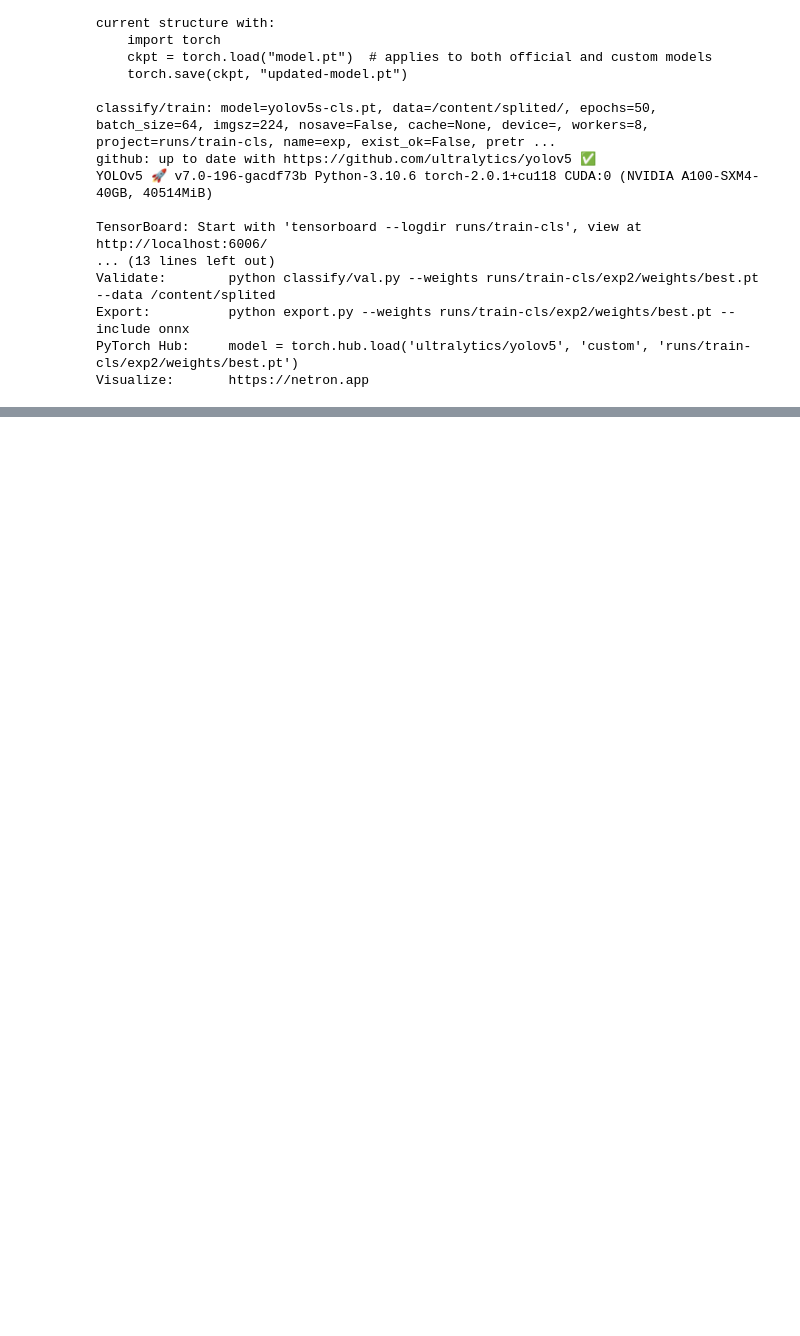
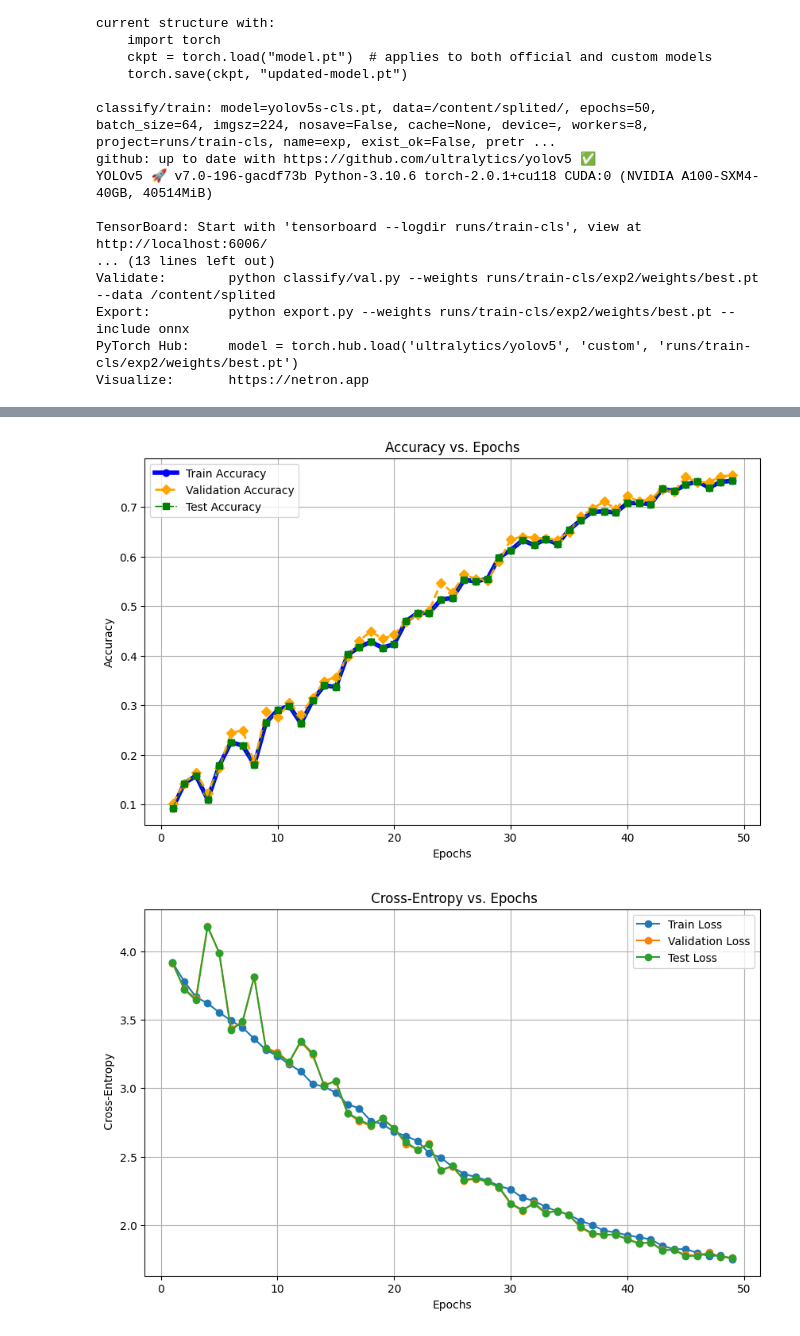
Before and after one commit to hillahalevi/Ex3--ANN-CNN, a Jupyter notebook: Ex3.ipynb, the cells around one changed output, grey strips where cells are left out. Saved outputs shown, nothing was run; the diff lists cells and outputs as text; code cells hidden in the pictures; blank space fills up the shorter version.

```diff
--- a/Ex3.ipynb
+++ b/Ex3.ipynb
@@ -1133,0 +1074,5 @@ Results saved to runs/val-cls/exp12
+# %%
+import pandas as pd
+colnames = ['epoch', 'train_loss', 'v_loss','train_top1_accuracy','train_top5_accuracy','val_top1_accuracy','val_top5_accuracy','test_loss','test_top1_accuracy','test_top5_accuracy','lr/0']
+res = pd.read_csv('/content/results (3).csv', names=colnames,header=1)
+res.columns
@@ -1133,0 +1093,7 @@ Results saved to runs/val-cls/exp12
+# %%
+train_accuracy_list = res['train_top1_accuracy'].tolist()
+train_loss_list = res['train_loss'].tolist()
+val_accuracy_list = res['val_top1_accuracy'].tolist()
+val_loss_list = res['v_loss'].tolist()
+test_accuracy_list = res['test_top1_accuracy'].tolist()
+test_loss_list = res['test_loss'].tolist()
@@ -1133,0 +1108,29 @@ Results saved to runs/val-cls/exp12
+# %%
+epochs = len(train_accuracy_list)
+epochs = range(1, epochs + 1)
+# Plotting the accuracy as a function of epochs
+plt.figure(figsize=(10, 6))
+plt.plot(epochs, train_accuracy_list, label='Train Accuracy', marker='o', linestyle='-', color='blue', linewidth=4)
+plt.plot(epochs, val_accuracy_list, label='Validation Accuracy', marker='D', linestyle='--', color='orange', linewidth=2)
+plt.plot(epochs, test_accuracy_list, label='Test Accuracy', marker='s', linestyle='-.', color='green', linewidth=1)
+plt.xlabel('Epochs')
+plt.ylabel('Accuracy')
+plt.title('Accuracy vs. Epochs')
+plt.legend()
+plt.grid()
+plt.show()
+
+# Plotting the loss as a function of epochs
+plt.figure(figsize=(10, 6))
+plt.plot(epochs, train_loss_list, label='Train Loss', marker='o')
+plt.plot(epochs, val_loss_list, label='Validation Loss', marker='o')
+plt.plot(epochs, test_loss_list, label='Test Loss', marker='o')
+plt.xlabel('Epochs')
+plt.ylabel(' Cross-Entropy')
+plt.title(' Cross-Entropy vs. Epochs')
+plt.legend()
+plt.grid()
+plt.show()
+# %% [output]
+[figure, added]
+[figure, added]
```
Also changed, not shown: parts of 27 cells of this notebook.
